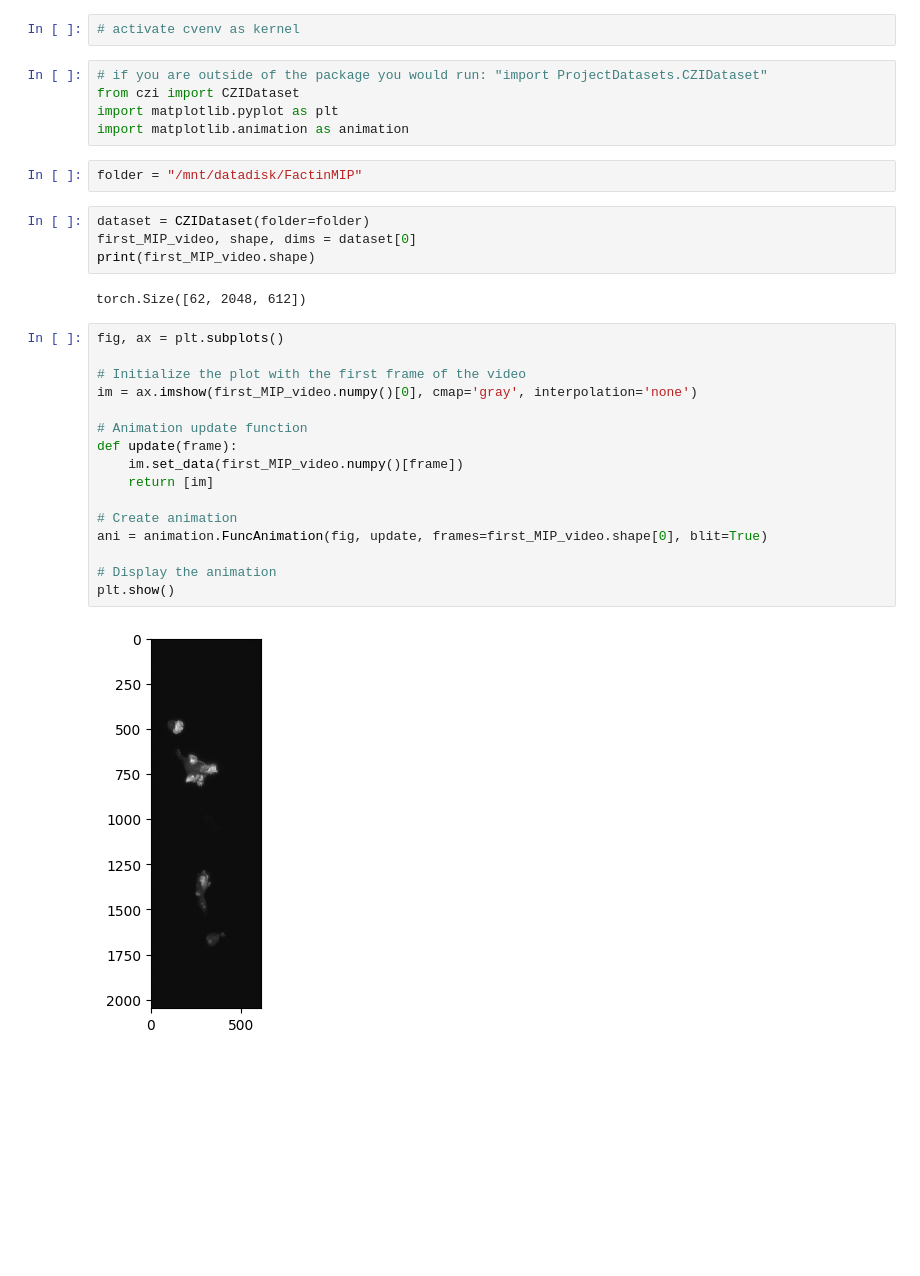
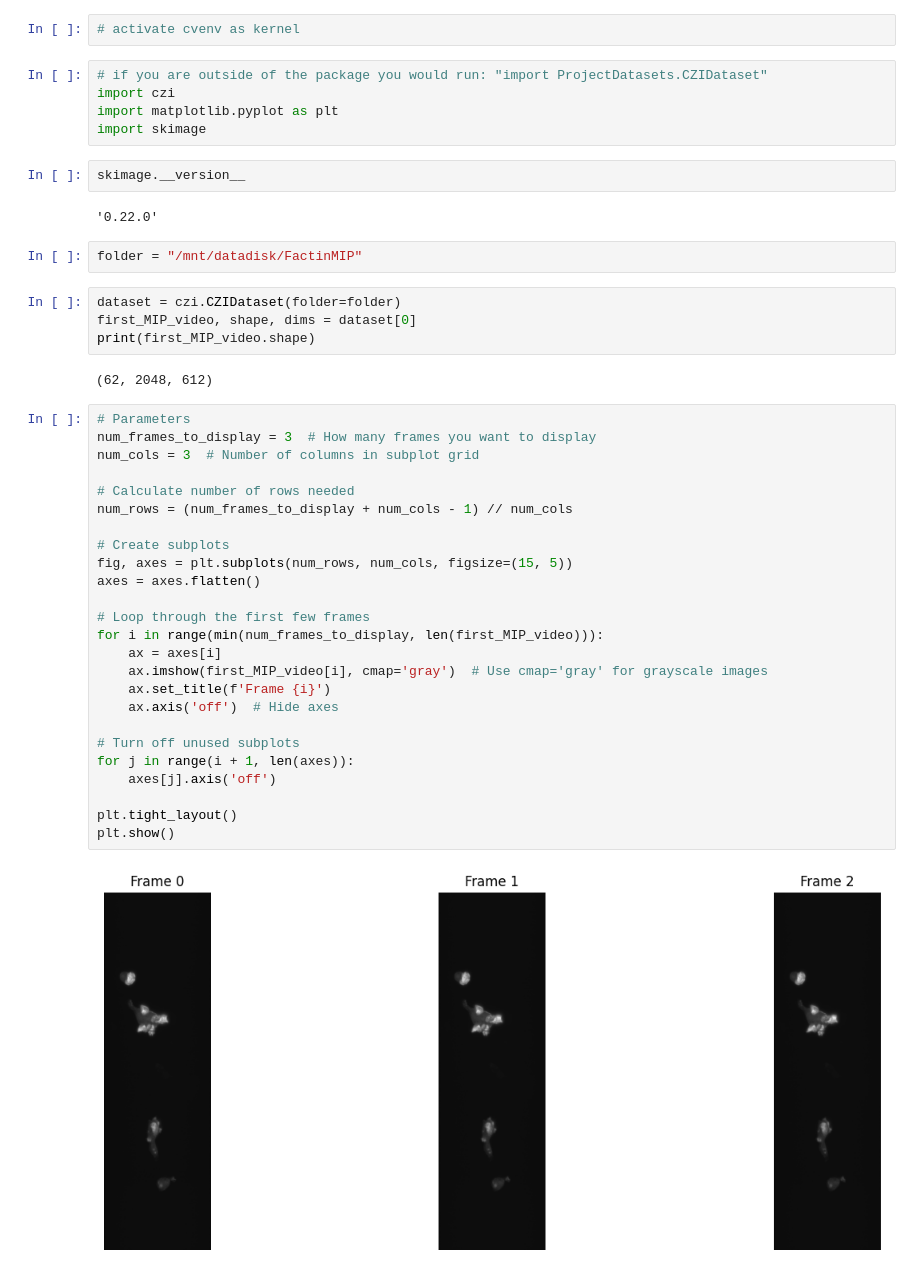
Before and after one commit to SammyAgrawal/ActinMotionPrediction, a Jupyter notebook: torch_datasets/example_use.ipynb, the cells around one changed output. Cells and saved outputs as stored; diff of their text form; blank space fills up the shorter version.

```diff
--- a/torch_datasets/example_use.ipynb
+++ b/torch_datasets/example_use.ipynb
@@ -2,32 +2,45 @@
 # activate cvenv as kernel
 # %%
 # if you are outside of the package you would run: "import ProjectDatasets.CZIDataset"
-from czi import CZIDataset
+import czi
 import matplotlib.pyplot as plt
-import matplotlib.animation as animation
+import skimage
+# %%
+skimage.__version__
+# %% [output]
+'0.22.0'
 # %%
 folder = "/mnt/datadisk/FactinMIP"
 # %%
-dataset = CZIDataset(folder=folder)
+dataset = czi.CZIDataset(folder=folder)
 first_MIP_video, shape, dims = dataset[0]
 print(first_MIP_video.shape)
 # %% [output]
-torch.Size([62, 2048, 612])
+(62, 2048, 612)
-# %%
-fig, ax = plt.subplots()
-
-# Initialize the plot with the first frame of the video
-im = ax.imshow(first_MIP_video.numpy()[0], cmap='gray', interpolation='none')
-
-# Animation update function
-def update(frame):
-    im.set_data(first_MIP_video.numpy()[frame])
-    return [im]
-
-# Create animation
-ani = animation.FuncAnimation(fig, update, frames=first_MIP_video.shape[0], blit=True)
-
-# Display the animation
-plt.show()
-# %% [output]
-[figure, removed]
+# %%
+# Parameters
+num_frames_to_display = 3  # How many frames you want to display
+num_cols = 3  # Number of columns in subplot grid
+
+# Calculate number of rows needed
+num_rows = (num_frames_to_display + num_cols - 1) // num_cols
+
+# Create subplots
+fig, axes = plt.subplots(num_rows, num_cols, figsize=(15, 5))
+axes = axes.flatten()
+
+# Loop through the first few frames
+for i in range(min(num_frames_to_display, len(first_MIP_video))):
+    ax = axes[i]
+    ax.imshow(first_MIP_video[i], cmap='gray')  # Use cmap='gray' for grayscale images
+    ax.set_title(f'Frame {i}')
+    ax.axis('off')  # Hide axes
+
+# Turn off unused subplots
+for j in range(i + 1, len(axes)):
+    axes[j].axis('off')
+
+plt.tight_layout()
+plt.show()
+# %% [output]
+[figure, added]
```
Also changed, not shown: parts of 1 cell of this notebook, 1 other file.
